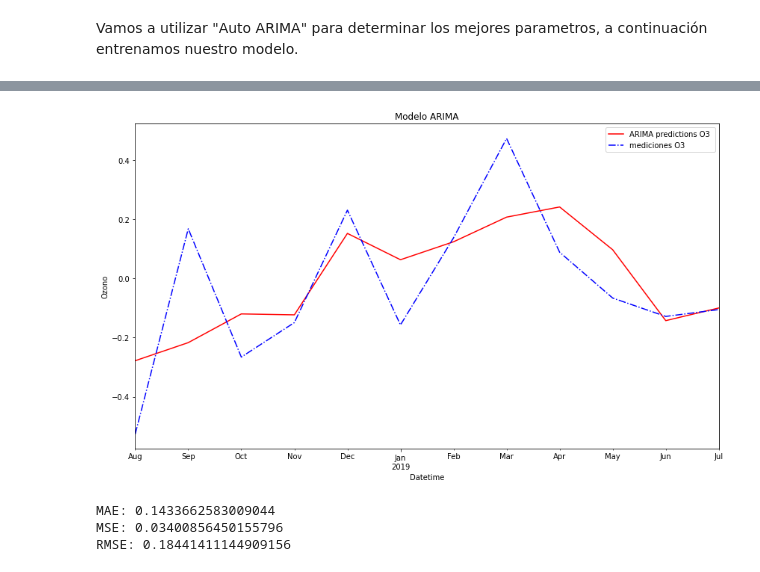
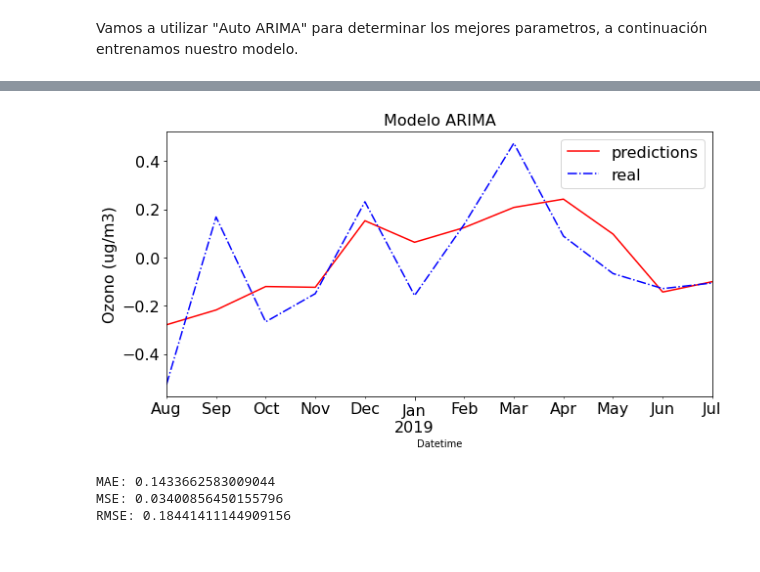
Before and after one commit to nadia1477/TFM-UOC, a Jupyter notebook: TFM_Nadia_Sanchez_Pozo.ipynb, the cells around one changed output, grey strips where cells are left out. Saved outputs shown, nothing was run; the diff lists cells and outputs as text; code cells hidden in the pictures.

```diff
--- a/TFM_Nadia_Sanchez_Pozo.ipynb
+++ b/TFM_Nadia_Sanchez_Pozo.ipynb
@@ -441,13 +450,12 @@ plt.show()
 # %%
-predictions.plot( color ='red', label='ARIMA predictions O3 ', figsize = (14,8))
-test['O3_log_diff'].plot(color = 'blue', ls='-.', label='mediciones O3')
-plt.ylabel("Ozono")
-plt.title("Modelo ARIMA")
-plt.savefig('arimap.png')
-plt.legend()
+predictions.plot( color ='red', label='predictions', figsize = (10,5), fontsize=16)
+test['O3_log_diff'].plot(color = 'blue', ls='-.', label='real',fontsize=16)
+plt.ylabel("Ozono (ug/m3)", fontsize=16)
+plt.title("Modelo ARIMA", fontsize=16)
+plt.legend(loc=1, prop={'size': 16})
 plt.show()
 # %% [output]
-[figure, old version]
+[figure, new version]
 # %%
 print('MAE:', metrics.mean_absolute_error(test["O3_log_diff"], predictions))
 print('MSE:', metrics.mean_squared_error(test["O3_log_diff"], predictions))
```
Also changed, not shown: parts of 30 cells of this notebook, 1 other file.
